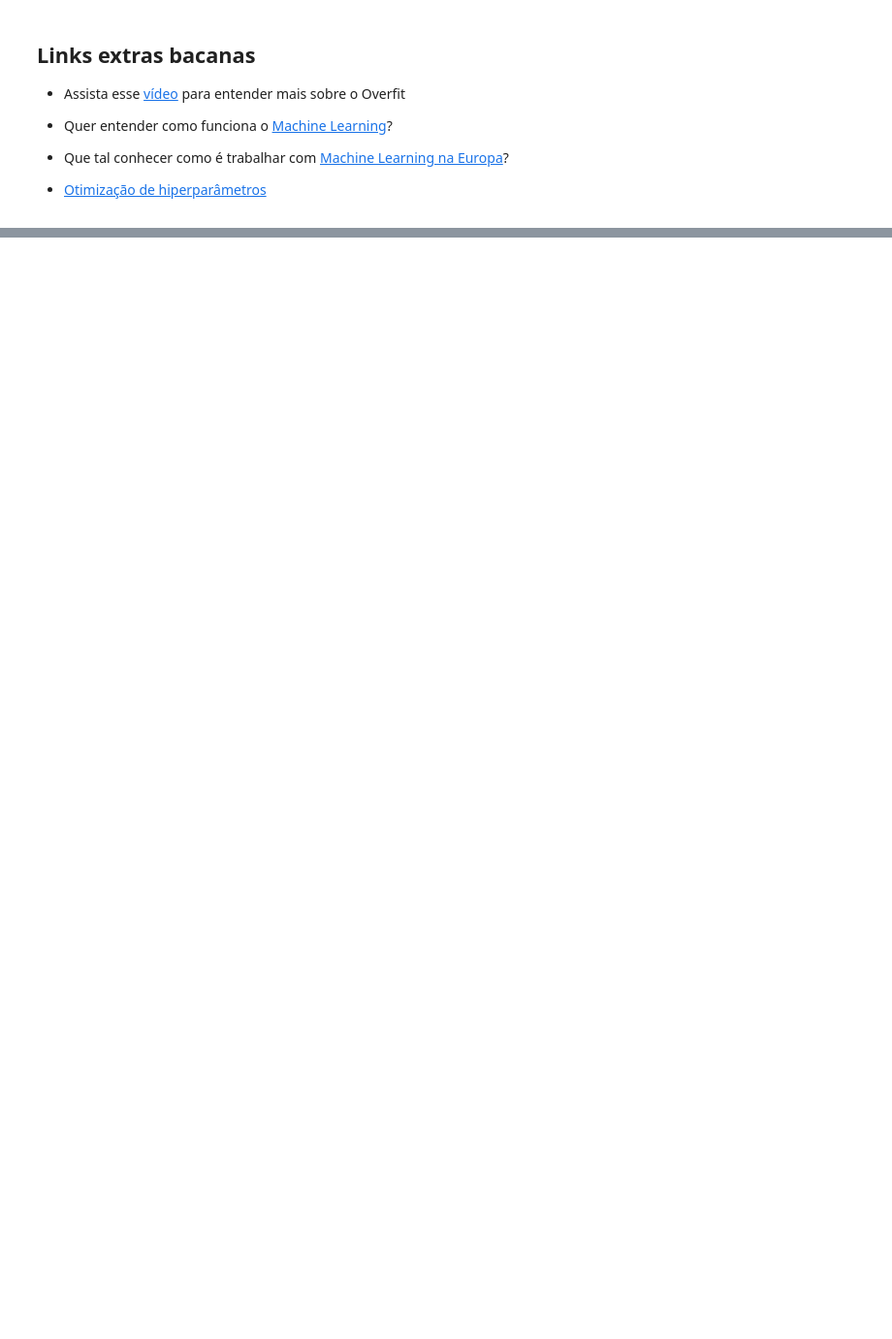
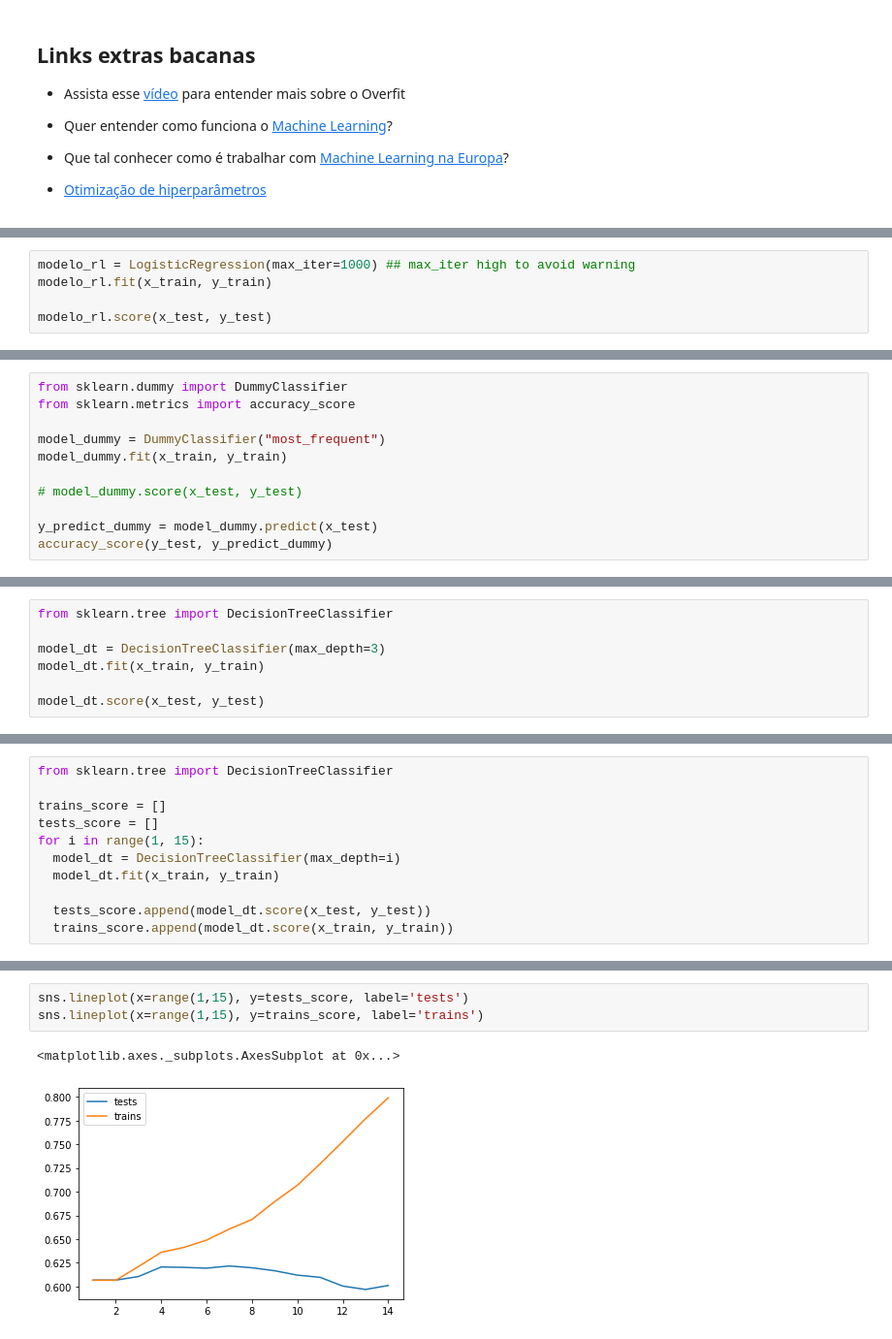
Before and after one commit to leonardo-melniski/colab, a Jupyter notebook: imersaodados3_aula5.ipynb, the cells around one changed output, grey strips where cells are left out. Shown: that part at 97% size. Cells and saved outputs as stored; diff of their text form; blank space fills up the shorter version.

```diff
--- a/imersaodados3_aula5.ipynb
+++ b/imersaodados3_aula5.ipynb
@@ -16,0 +75,5 @@ Nesta aula, finalmente vamos criar o modelo de **Machine Learning** para classif
+# %%
+modelo_rl = LogisticRegression(max_iter=1000) ## max_iter high to avoid warning
+modelo_rl.fit(x_train, y_train)
+
+modelo_rl.score(x_test, y_test)
@@ -16,0 +82,11 @@ Nesta aula, finalmente vamos criar o modelo de **Machine Learning** para classif
+# %%
+from sklearn.dummy import DummyClassifier
+from sklearn.metrics import accuracy_score
+
+model_dummy = DummyClassifier("most_frequent")
+model_dummy.fit(x_train, y_train)
+
+# model_dummy.score(x_test, y_test)
+
+y_predict_dummy = model_dummy.predict(x_test)
+accuracy_score(y_test, y_predict_dummy)
@@ -16,0 +95,7 @@ Nesta aula, finalmente vamos criar o modelo de **Machine Learning** para classif
+# %%
+from sklearn.tree import DecisionTreeClassifier
+
+model_dt = DecisionTreeClassifier(max_depth=3)
+model_dt.fit(x_train, y_train)
+
+model_dt.score(x_test, y_test)
@@ -16,0 +104,11 @@ Nesta aula, finalmente vamos criar o modelo de **Machine Learning** para classif
+# %%
+from sklearn.tree import DecisionTreeClassifier
+
+trains_score = []
+tests_score = []
+for i in range(1, 15):
+  model_dt = DecisionTreeClassifier(max_depth=i)
+  model_dt.fit(x_train, y_train)
+
+  tests_score.append(model_dt.score(x_test, y_test))
+  trains_score.append(model_dt.score(x_train, y_train))
@@ -16,0 +149,6 @@ Nesta aula, finalmente vamos criar o modelo de **Machine Learning** para classif
+# %%
+sns.lineplot(x=range(1,15), y=tests_score, label='tests')
+sns.lineplot(x=range(1,15), y=trains_score, label='trains')
+# %% [output]
+<matplotlib.axes._subplots.AxesSubplot at 0x...>
+[figure, added]
```
Also changed, not shown: parts of 17 cells of this notebook.
